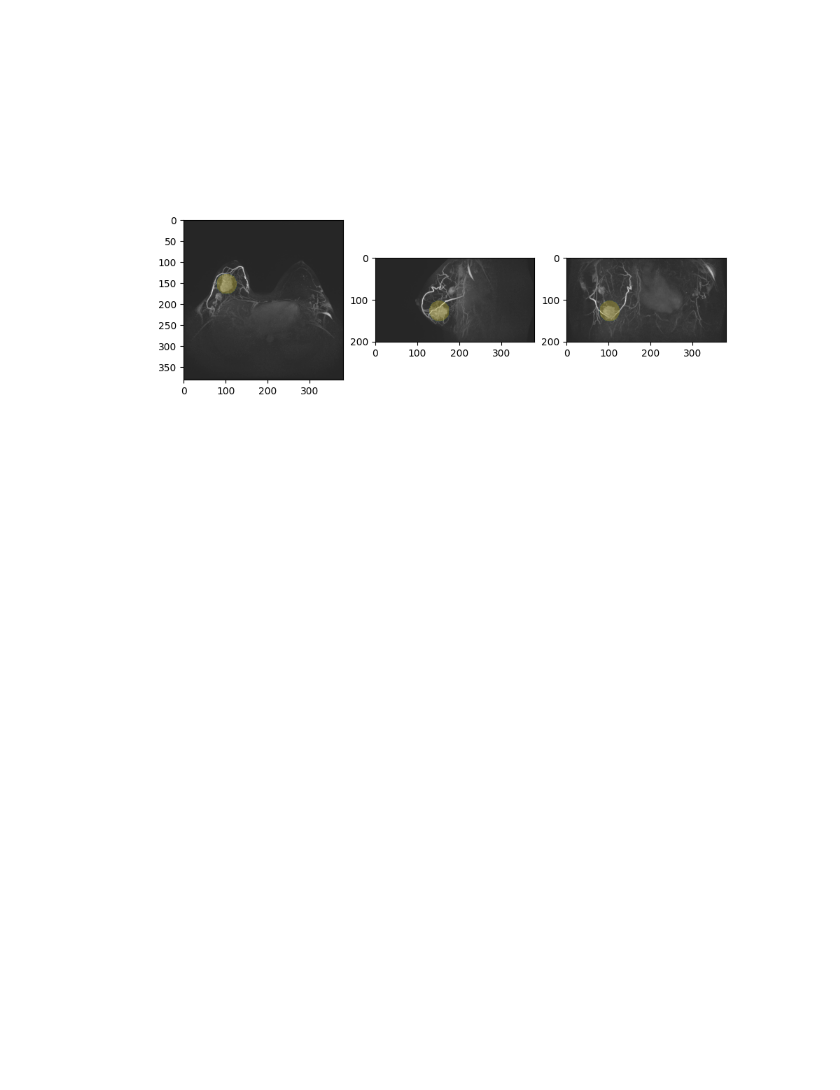
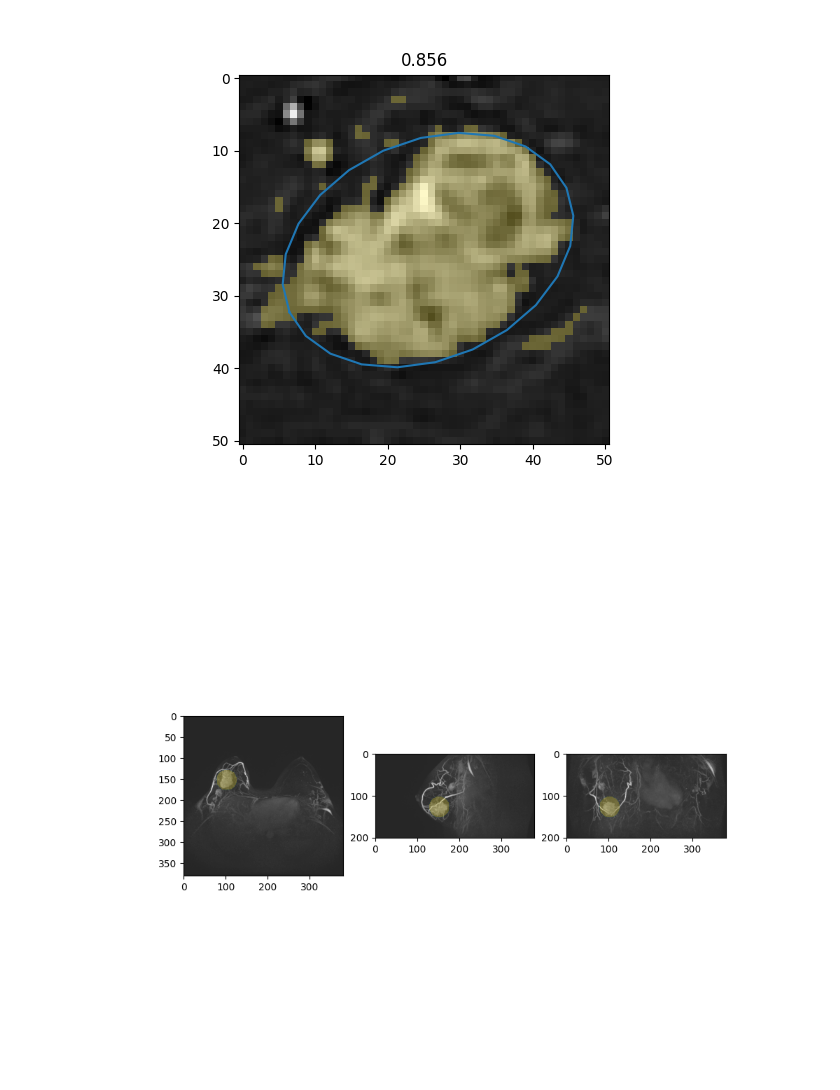
Before and after one commit to pstnmz/UQ_toolbox, a Jupyter notebook: CNN_db_creation _Ozgun.ipynb, the cells around one changed output. Cells and saved outputs as stored; diff of their text form; code cells hidden in the pictures; blank space fills up the shorter version.

```diff
--- a/CNN_db_creation _Ozgun.ipynb
+++ b/CNN_db_creation _Ozgun.ipynb
@@ -429,3 +511,7 @@ with cp.cuda.Device(1):
+# %%
+plot_1slice(final_rot_image, final_rot_mask, final_rot_mask_bb, center, slice, cont_ellipse, di, di_resized)
+# %% [output]
+[figure, added]
 # %%
 mip_ax=  np.max(np.array(a_im_rescaled.dataobj), axis=0)
 mip_cor= np.max(np.array(a_im_rescaled.dataobj), axis=1)
```
Also changed, not shown: parts of 17 cells of this notebook, 1 other file.
